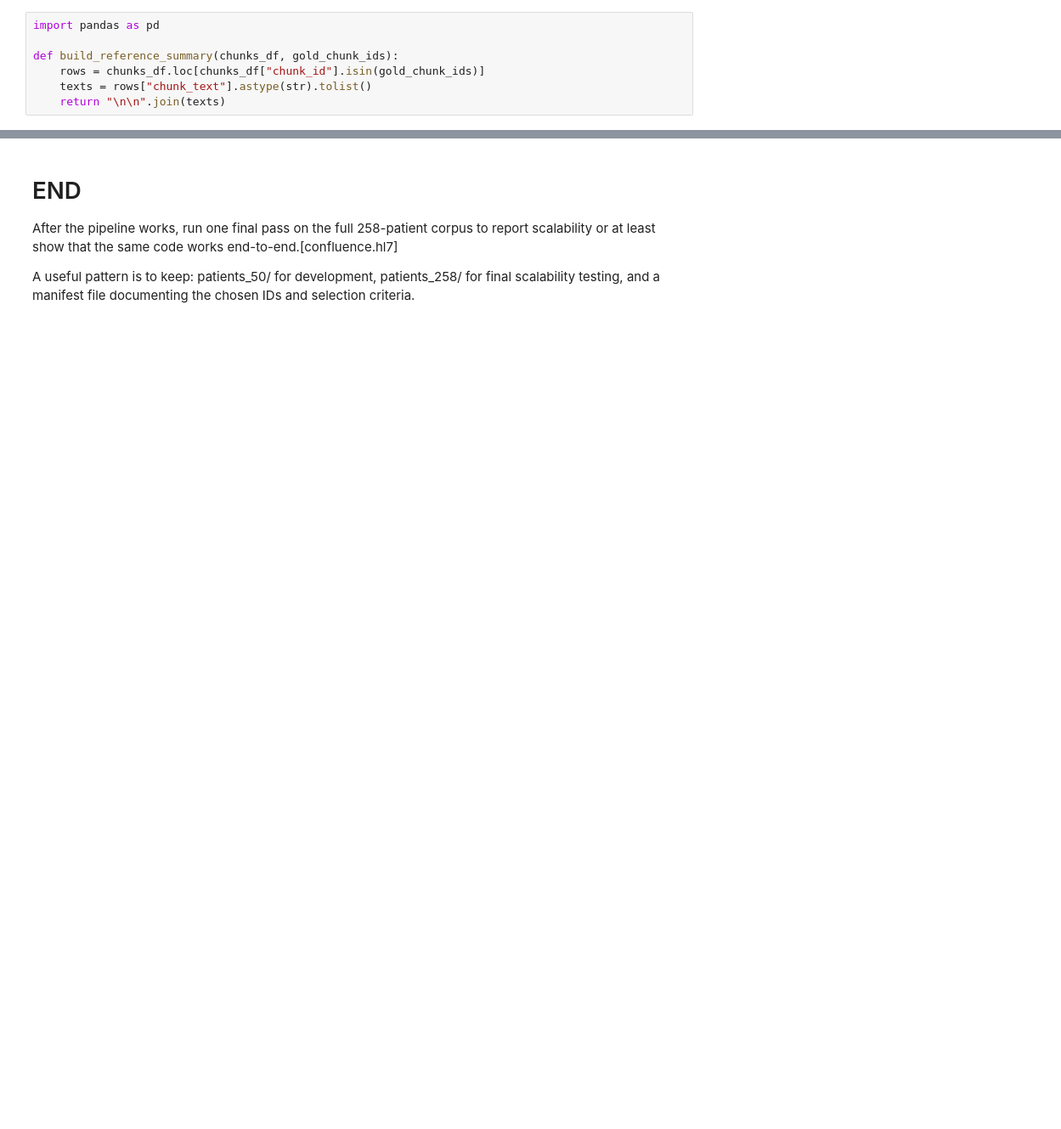
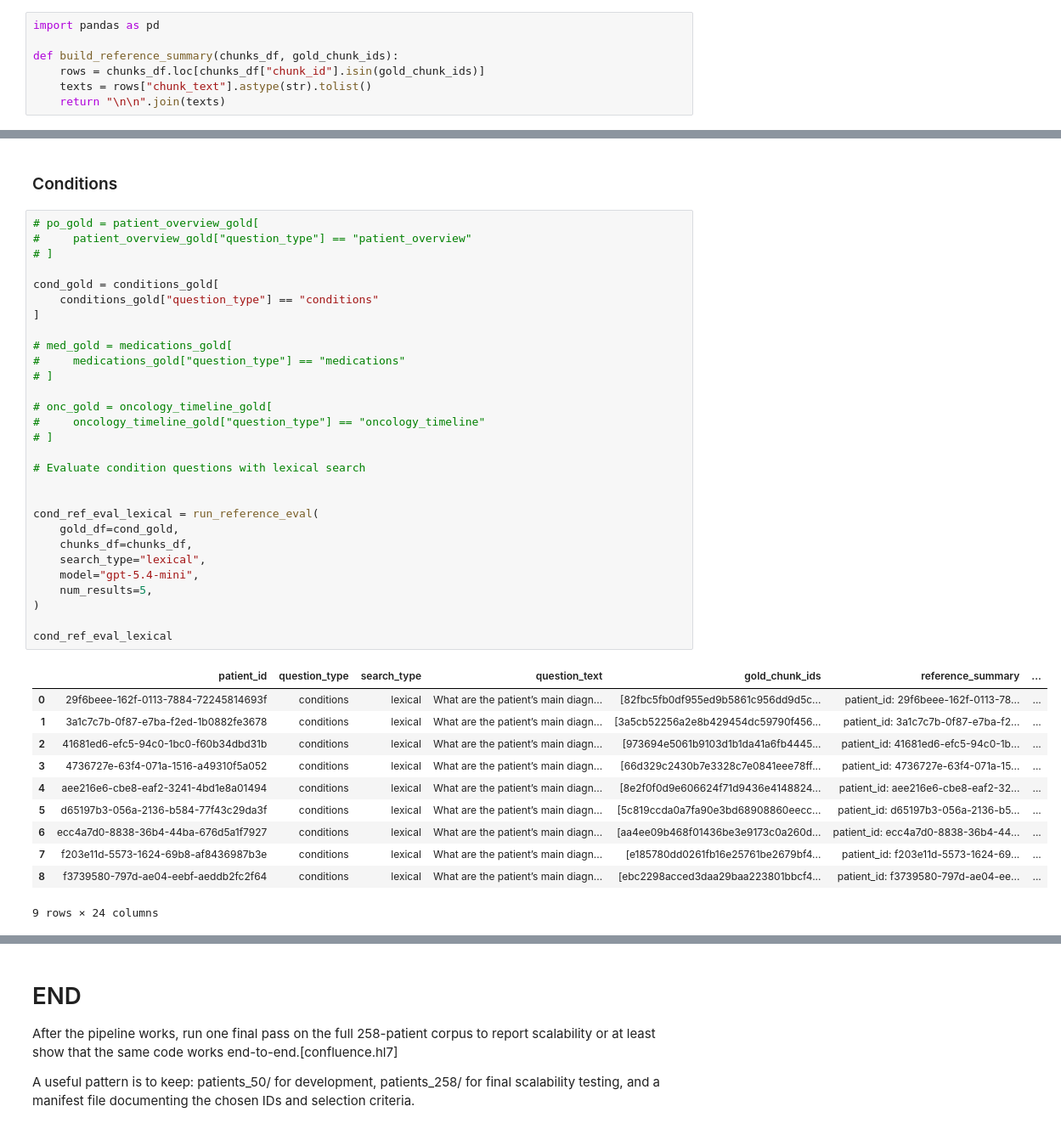
Before and after one commit to btomaszewicz/llm-zoomcamp-capstone-project, a Jupyter notebook: notebooks/rag_eval_cost.ipynb, the cells around one changed output, grey strips where cells are left out. Shown at 85% size. Cells and saved outputs as stored; diff of their text form; blank space fills up the shorter version.

```diff
--- a/notebooks/rag_eval_cost.ipynb
+++ b/notebooks/rag_eval_cost.ipynb
@@ -4437,0 +4534,43 @@ NameError: name 'calculate_openai_cost' is not defined
+# %% [markdown]
+### Conditions
+# %%
+# po_gold = patient_overview_gold[
+#     patient_overview_gold["question_type"] == "patient_overview"
+# ]
+
+cond_gold = conditions_gold[
+    conditions_gold["question_type"] == "conditions"
+]
+
+# med_gold = medications_gold[
+#     medications_gold["question_type"] == "medications"
+# ]
+
+# onc_gold = oncology_timeline_gold[
+#     oncology_timeline_gold["question_type"] == "oncology_timeline"
+# ]
+
+# Evaluate condition questions with lexical search
+
+
+cond_ref_eval_lexical = run_reference_eval(
+    gold_df=cond_gold,
+    chunks_df=chunks_df,
+    search_type="lexical",
+    model="gpt-5.4-mini",
+    num_results=5,
+)
+
+cond_ref_eval_lexical
+# %% [output]
+|  | patient_id | question_type | search_type | question_text | gold_chunk_ids | reference_summary | ... |
+| 0 | 29f6beee-162f-0113-7884-72245814693f | conditions | lexical | What are the patient’s main diagn... | [82fbc5fb0df955ed9b5861c956dd9d5c... | patient_id: 29f6beee-162f-0113-78... | ... |
+| 1 | 3a1c7c7b-0f87-e7ba-f2ed-1b0882fe3678 | conditions | lexical | What are the patient’s main diagn... | [3a5cb52256a2e8b429454dc59790f456... | patient_id: 3a1c7c7b-0f87-e7ba-f2... | ... |
+| 2 | 41681ed6-efc5-94c0-1bc0-f60b34dbd31b | conditions | lexical | What are the patient’s main diagn... | [973694e5061b9103d1b1da41a6fb4445... | patient_id: 41681ed6-efc5-94c0-1b... | ... |
+| 3 | 4736727e-63f4-071a-1516-a49310f5a052 | conditions | lexical | What are the patient’s main diagn... | [66d329c2430b7e3328c7e0841eee78ff... | patient_id: 4736727e-63f4-071a-15... | ... |
+| 4 | aee216e6-cbe8-eaf2-3241-4bd1e8a01494 | conditions | lexical | What are the patient’s main diagn... | [8e2f0f0d9e606624f71d9436e4148824... | patient_id: aee216e6-cbe8-eaf2-32... | ... |
+| 5 | d65197b3-056a-2136-b584-77f43c29da3f | conditions | lexical | What are the patient’s main diagn... | [5c819ccda0a7fa90e3bd68908860eecc... | patient_id: d65197b3-056a-2136-b5... | ... |
+| 6 | ecc4a7d0-8838-36b4-44ba-676d5a1f7927 | conditions | lexical | What are the patient’s main diagn... | [aa4ee09b468f01436be3e9173c0a260d... | patient_id: ecc4a7d0-8838-36b4-44... | ... |
+| 7 | f203e11d-5573-1624-69b8-af8436987b3e | conditions | lexical | What are the patient’s main diagn... | [e185780dd0261fb16e25761be2679bf4... | patient_id: f203e11d-5573-1624-69... | ... |
+| 8 | f3739580-797d-ae04-eebf-aeddb2fc2f64 | conditions | lexical | What are the patient’s main diagn... | [ebc2298acced3daa29baa223801bbcf4... | patient_id: f3739580-797d-ae04-ee... | ... |
+9 rows × 24 columns
```
Also changed, not shown: parts of 14 cells of this notebook.
